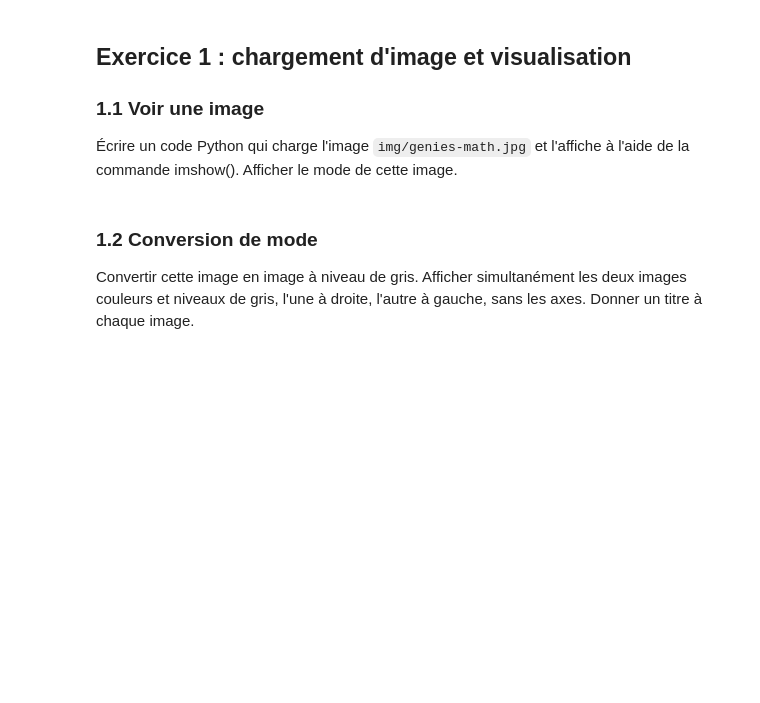
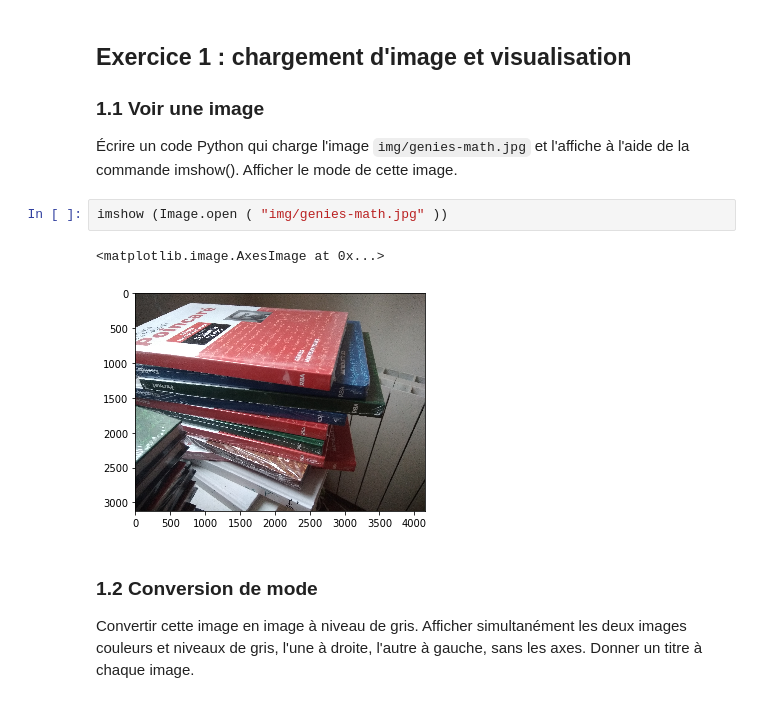
Before and after one commit to azn94/UE-Image, a Jupyter notebook: TME2/TME2_Sujet.ipynb, the cells around one changed output. Saved outputs shown, nothing was run; the diff lists cells and outputs as text; blank space fills up the shorter version.

```diff
--- a/TME2/TME2_Sujet.ipynb
+++ b/TME2/TME2_Sujet.ipynb
@@ -10,6 +10,11 @@ from pylab import *
 ## Exercice 1 : chargement d'image et visualisation
 ### 1.1 Voir une image
 Écrire un code Python qui charge l'image `img/genies-math.jpg` et l'affiche à l'aide de la commande imshow(). Afficher le mode de cette image.
+# %%
+imshow (Image.open ( "img/genies-math.jpg" ))
+# %% [output]
+<matplotlib.image.AxesImage at 0x...>
+[figure, added]
 # %% [markdown]
 ### 1.2 Conversion de mode
 Convertir cette image en image à niveau de gris. Afficher simultanément les deux images couleurs et niveaux de gris,  l'une à droite, l'autre à gauche, sans les axes. Donner un titre à chaque image.
```
Also changed, not shown: parts of 2 cells of this notebook.
